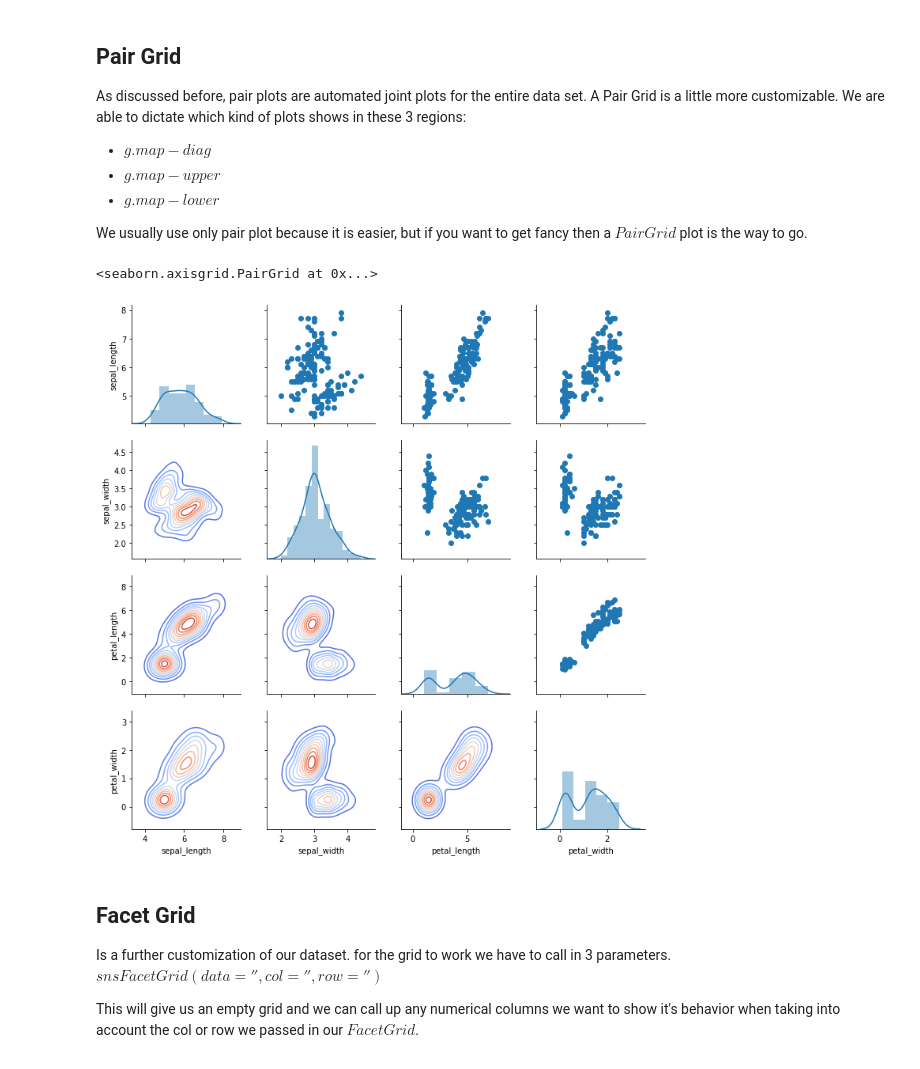
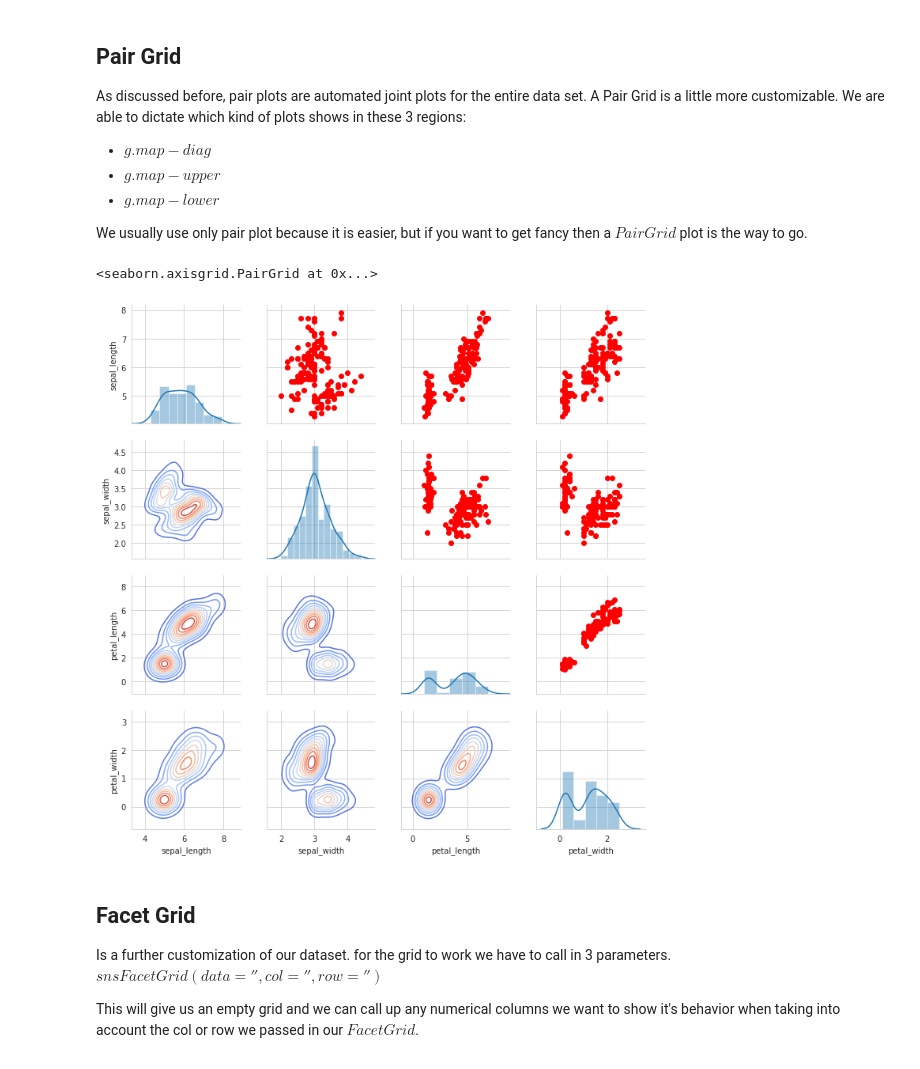
Before and after one commit to jaymanalastas/jaymanalastas.github.io, a Jupyter notebook: content/2019/1/DeepDive_seaborn.ipynb, the cells around one changed output. Drawn from its saved outputs; the diff is of its cells as text; code cells hidden in the pictures.

```diff
--- a/content/2019/1/DeepDive_seaborn.ipynb
+++ b/content/2019/1/DeepDive_seaborn.ipynb
@@ -46,6 +44,7 @@ import seaborn as sns
 import pandas as pd
 from scipy import stats
 %matplotlib inline
+sns.set_style('whitegrid')
 # %% [markdown]
 We're all set to explore seaborn!
 
@@ -269,11 +277,11 @@ We usually use only pair plot because it is easier, but if you want to get fancy
 # %%
 g = sns.PairGrid(iris)
 g.map_diag(sns.distplot)
-g.map_upper(plt.scatter)
+g.map_upper(plt.scatter, color='red')
 g.map_lower(sns.kdeplot, cmap = 'coolwarm')
 # %% [output]
 <seaborn.axisgrid.PairGrid at 0x...>
-[figure, old version]
+[figure, new version]
 # %% [markdown]
 ## Facet Grid
 
```
Also changed, not shown: parts of 12 cells of this notebook, 1 other file.
